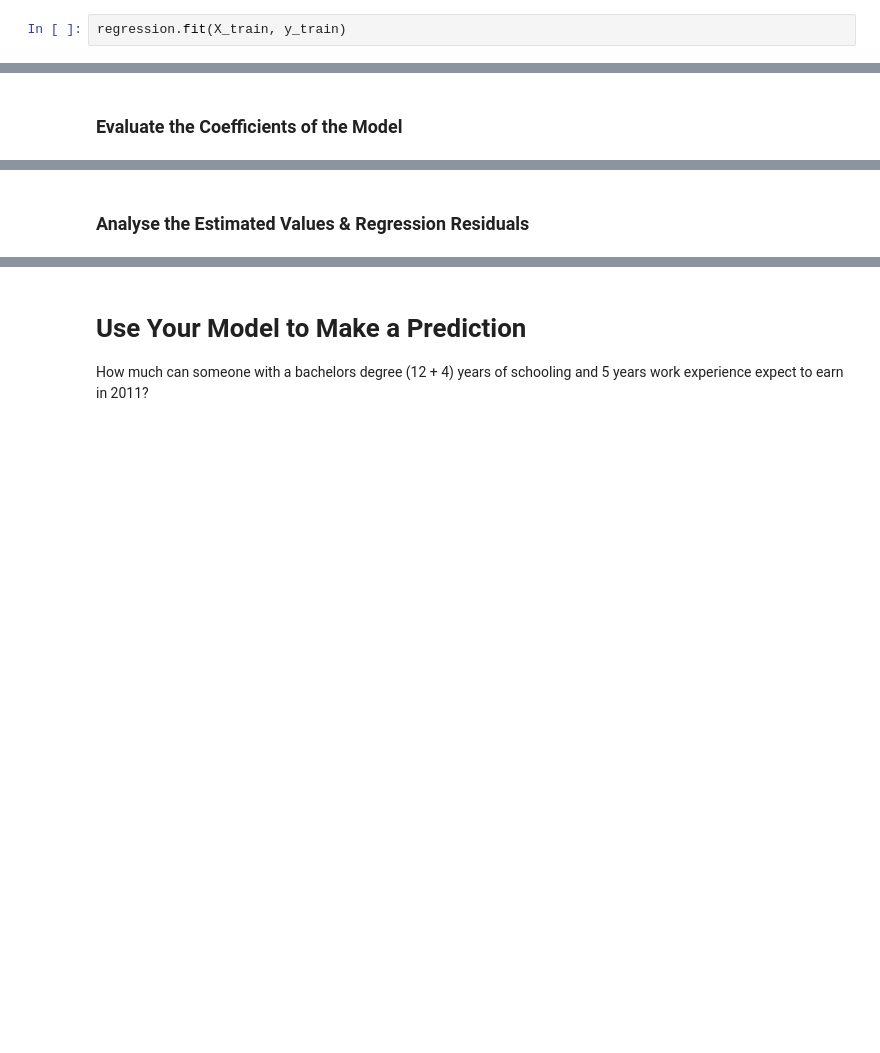
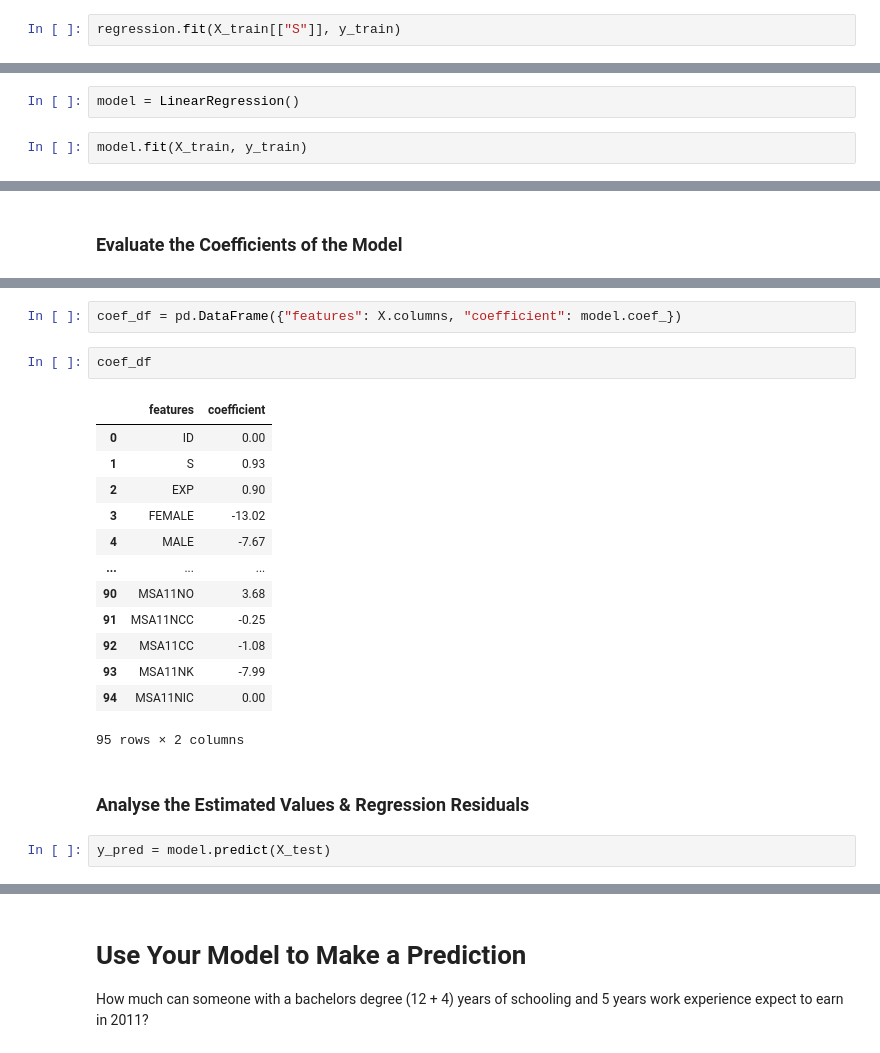
Before and after one commit to nkp1111/python-projects, a Jupyter notebook: 20.predict_earnings_using_multivariable_regression/Determinants_of_Earnings_(start).ipynb, the cells around one changed output, grey strips where cells are left out. Saved outputs shown, nothing was run; the diff lists cells and outputs as text; blank space fills up the shorter version.

```diff
--- a/20.predict_earnings_using_multivariable_regression/Determinants_of_Earnings_(start).ipynb
+++ b/20.predict_earnings_using_multivariable_regression/Determinants_of_Earnings_(start).ipynb
@@ -173,7 +173,7 @@ Only use the years of schooling to predict earnings. Use sklearn to run the regr
 # %%
 regression = LinearRegression()
 # %%
-regression.fit(X_train, y_train)
+regression.fit(X_train[["S"]], y_train)
 # %% [output]
 LinearRegression()
 # %%
@@ -272,3 +219,7 @@ Name: EARNINGS, Length: 99, dtype: float64
 # Multivariable Regression
 
 Now use both years of schooling and the years work experience to predict earnings. How high is the r-squared for the regression on the training data?
+# %%
+model = LinearRegression()
+# %%
+model.fit(X_train, y_train)
@@ -277,2 +250,22 @@ Now use both years of schooling and the years work experience to predict earning
+# %%
+coef_df = pd.DataFrame({"features": X.columns, "coefficient": model.coef_})
+# %%
+coef_df
+# %% [output]
+|  | features | coefficient |
+| 0 | ID | 0.00 |
+| 1 | S | 0.93 |
+| 2 | EXP | 0.90 |
+| 3 | FEMALE | -13.02 |
+| 4 | MALE | -7.67 |
+| ... | ... | ... |
+| 90 | MSA11NO | 3.68 |
+| 91 | MSA11NCC | -0.25 |
+| 92 | MSA11CC | -1.08 |
+| 93 | MSA11NK | -7.99 |
+| 94 | MSA11NIC | 0.00 |
+95 rows × 2 columns
 # %% [markdown]
 ### Analyse the Estimated Values & Regression Residuals
+# %%
+y_pred = model.predict(X_test)
```
Also changed, not shown: parts of 14 cells of this notebook, 1 other file.
